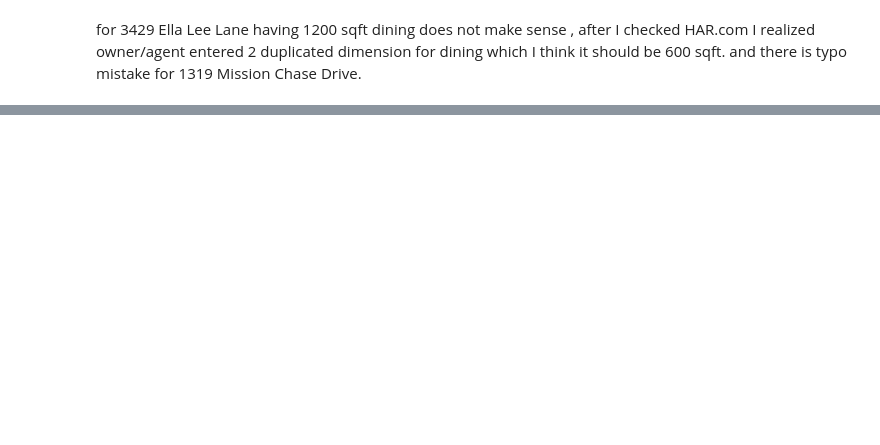
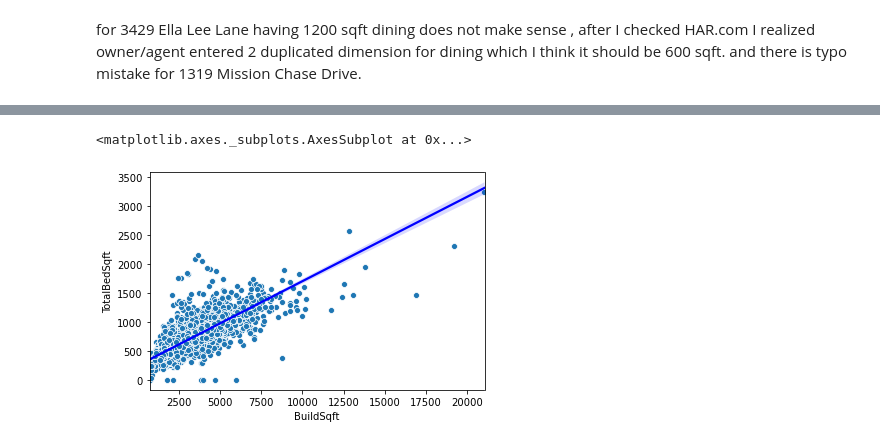
Before and after one commit to AllenAnsari/Prediction-House-Price-Using-Image-Processing, a Jupyter notebook: notebooks/Exploratory Data Analysis.ipynb, the cells around one changed output, grey strips where cells are left out. Cells and saved outputs as stored; diff of their text form; code cells hidden in the pictures; blank space fills up the shorter version.

```diff
--- a/notebooks/Exploratory Data Analysis.ipynb
+++ b/notebooks/Exploratory Data Analysis.ipynb
@@ -533,0 +555,5 @@ sns.regplot(x='BuildSqft', y='TotalBedSqft', data=SingleFamilyHome, scatter=Fals
+# %%
+SingleFamilyHome.loc[3409,'TotalBedSqft'] = 491
+SingleFamilyHome.loc[3688,'TotalBedSqft'] = 432
+SingleFamilyHome.loc[3704,'TotalBedSqft'] = 100
+SingleFamilyHome.loc[4146,'TotalBedSqft'] = 253
@@ -533,0 +568,2 @@ sns.regplot(x='BuildSqft', y='TotalBedSqft', data=SingleFamilyHome, scatter=Fals
+# %%
+SingleFamilyHome.loc[4365,'TotalBedSqft'] = 649.3
@@ -533,0 +590,10 @@ sns.regplot(x='BuildSqft', y='TotalBedSqft', data=SingleFamilyHome, scatter=Fals
+# %%
+row_index = SingleFamilyHome[(SingleFamilyHome.TotalBedSqft+SingleFamilyHome.LivingSqft+SingleFamilyHome.DiningSqft+SingleFamilyHome.KitchenSqft)>SingleFamilyHome.BuildSqft].index
+# %%
+SingleFamilyHome.drop(row_index, inplace = True)
+# %%
+sns.scatterplot(x='BuildSqft', y='TotalBedSqft', data=SingleFamilyHome, palette='Blues_d')
+sns.regplot(x='BuildSqft', y='TotalBedSqft', data=SingleFamilyHome, scatter=False, color='b')
+# %% [output]
+<matplotlib.axes._subplots.AxesSubplot at 0x...>
+[figure, added]
```
Also changed, not shown: parts of 59 cells of this notebook, 6 other files.
